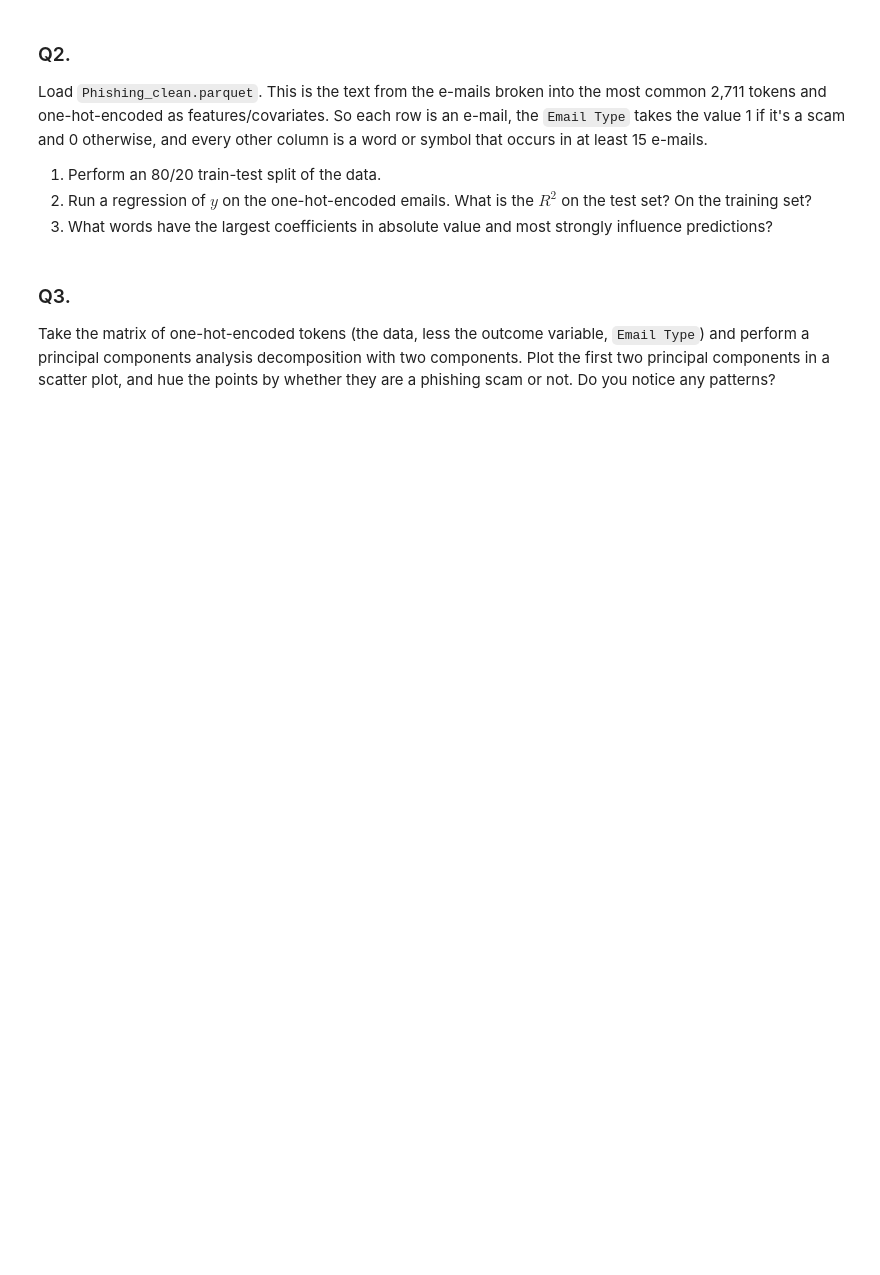
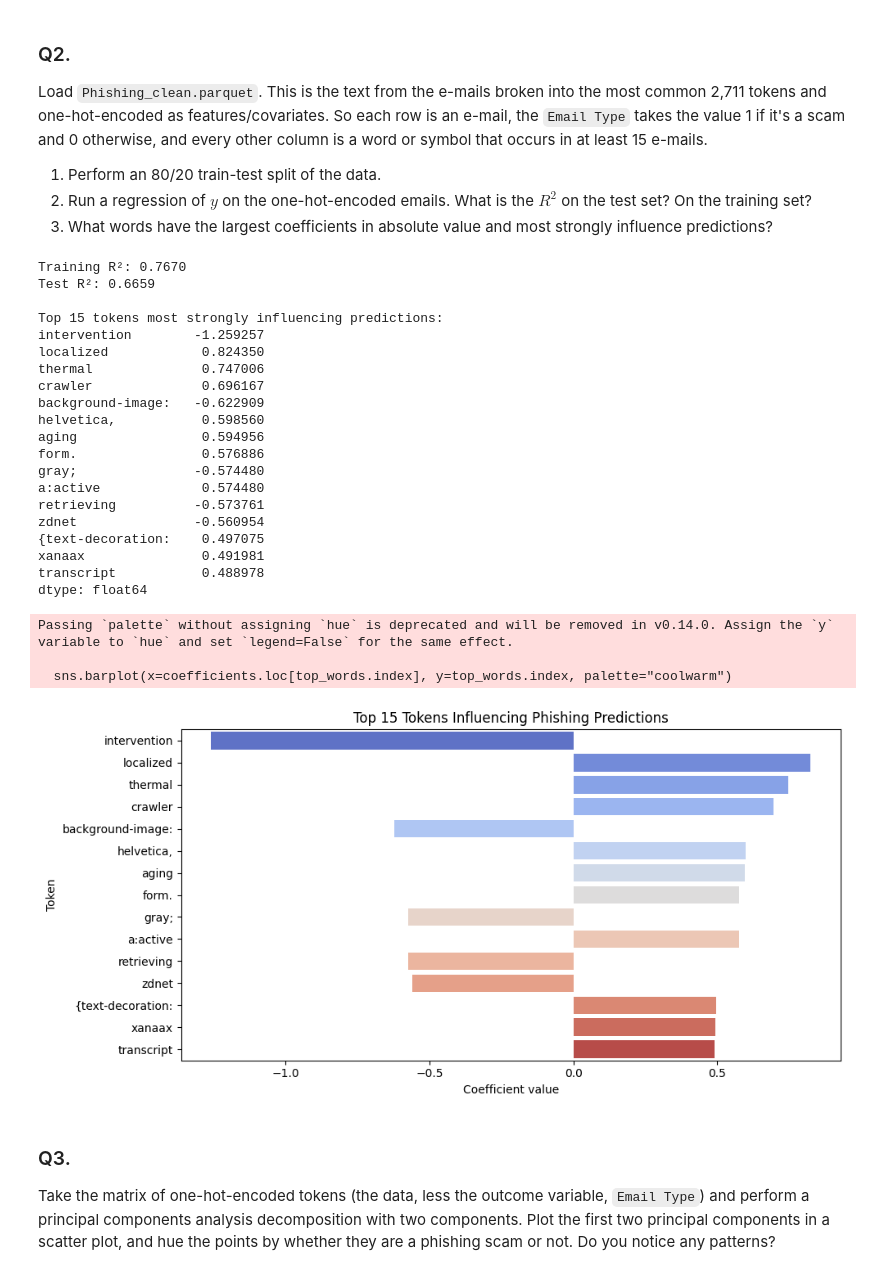
Before and after one commit to bburt26/pca_assignment, a Jupyter notebook: assignment.ipynb, the cells around one changed output. Saved outputs shown, nothing was run; the diff lists cells and outputs as text; code cells hidden in the pictures; blank space fills up the shorter version.

```diff
--- a/assignment.ipynb
+++ b/assignment.ipynb
@@ -34,6 +57,64 @@ Load `Phishing_clean.parquet`. This is the text from the e-mails broken into the
 1. Perform an 80/20 train-test split of the data.
 2. Run a regression of $y$ on the one-hot-encoded emails. What is the $R^2$ on the test set? On the training set?
 3. What words have the largest coefficients in absolute value and most strongly influence predictions?
+# %%
+X = emails.drop(columns=['Email Type'])
+y = emails['Email Type']
+
+X_train, X_test, y_train, y_test = train_test_split(
+    X, y, test_size=0.2, random_state=42
+)
+
+model = LinearRegression()
+model.fit(X_train, y_train)
+
+y_train_pred = model.predict(X_train)
+y_test_pred = model.predict(X_test)
+
+r2_train = r2_score(y_train, y_train_pred)
+r2_test = r2_score(y_test, y_test_pred)
+
+print(f"Training R²: {r2_train:.4f}")
+print(f"Test R²: {r2_test:.4f}")
+
+coefficients = pd.Series(model.coef_, index=X.columns)
+
+top_words = coefficients.abs().sort_values(ascending=False).head(15)
+print("\nTop 15 tokens most strongly influencing predictions:")
+print(coefficients.loc[top_words.index])
+
+plt.figure(figsize=(10, 5))
+sns.barplot(x=coefficients.loc[top_words.index], y=top_words.index, palette="coolwarm")
+plt.title("Top 15 Tokens Influencing Phishing Predictions")
+plt.xlabel("Coefficient value")
+plt.ylabel("Token")
+plt.tight_layout()
+plt.show()
+# %% [output]
+Training R²: 0.7670
+Test R²: 0.6659
+
+Top 15 tokens most strongly influencing predictions:
+intervention        -1.259257
+localized            0.824350
+thermal              0.747006
+crawler              0.696167
+background-image:   -0.622909
+helvetica,           0.598560
+aging                0.594956
+form.                0.576886
+gray;               -0.574480
+a:active             0.574480
+retrieving          -0.573761
+zdnet               -0.560954
+{text-decoration:    0.497075
+xanaax               0.491981
+transcript           0.488978
+dtype: float64
+Passing `palette` without assigning `hue` is deprecated and will be removed in v0.14.0. Assign the `y` variable to `hue` and set `legend=False` for the same effect.
+
+  sns.barplot(x=coefficients.loc[top_words.index], y=top_words.index, palette="coolwarm")
+[figure, added]
 # %% [markdown]
 ### Q3.
 
```
Also changed, not shown: parts of 5 cells of this notebook.
